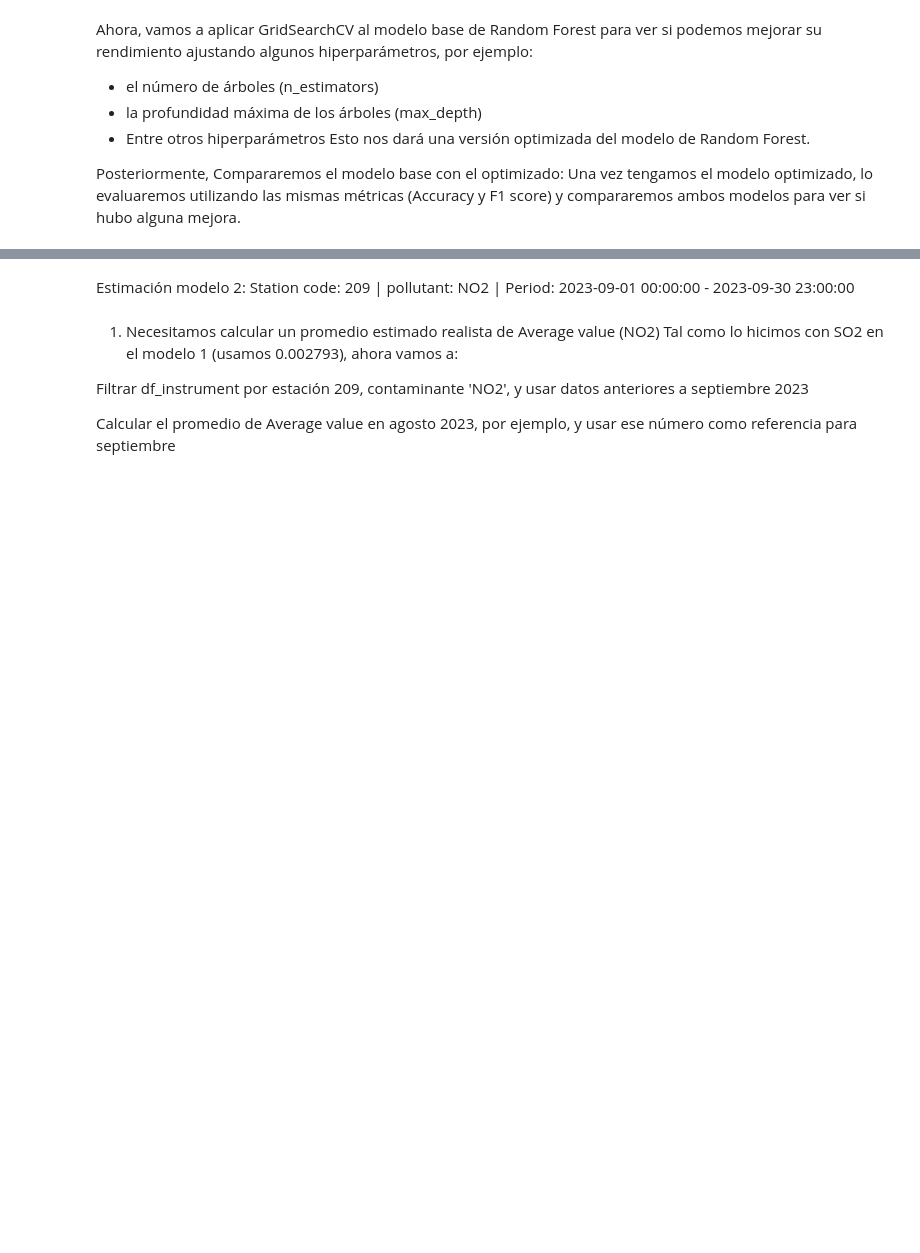
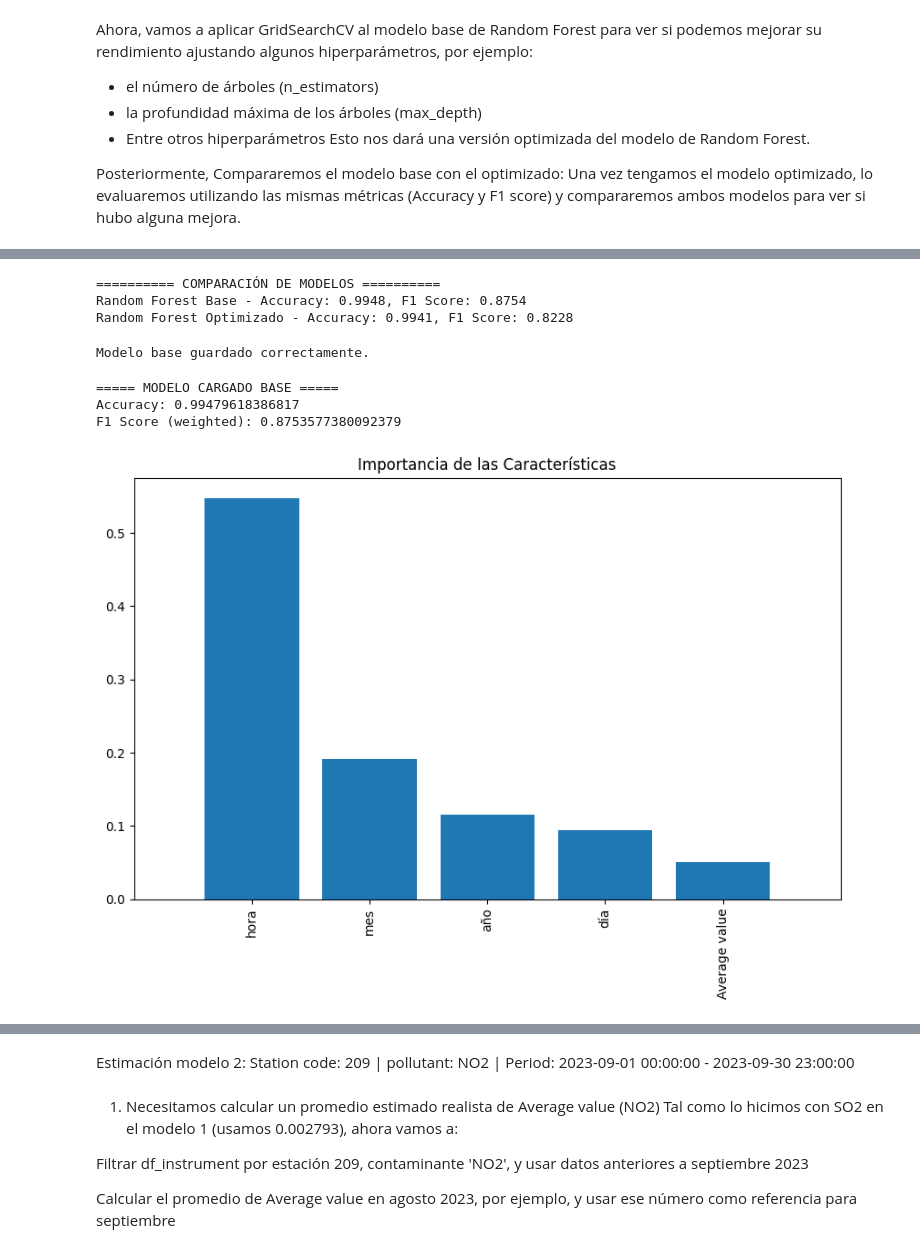
Before and after one commit to carlosgomezagrafojo/pollution-data, a Jupyter notebook: proyect_contaminacion.ipynb, the cells around one changed output, grey strips where cells are left out. Drawn from its saved outputs; the diff is of its cells as text; code cells hidden in the pictures; blank space fills up the shorter version.

```diff
--- a/proyect_contaminacion.ipynb
+++ b/proyect_contaminacion.ipynb
@@ -3988,0 +4098,3 @@ Tamaño de df_model2: (23034, 14)
+# %%
+df_model2.drop(columns=["datetime"], inplace=True)
+df_model2.head()
@@ -3989,15 +4127,19 @@ Tamaño de df_model2: (23034, 14)
 # %%
-# PASO 4: Seleccionar variables para el modelo
-# Objetivo del modelo: Predecir la variable Instrument status, que indica si el instrumento está en estado correcto o presenta problemas.
-# Variables disponibles en df_model2 (14 columnas):
-
+# Seleccionar variables para el modelo
 # Variables predictoras
-X_model2 = df_model2[['Average value', 'año', 'mes', 'día', 'hora']].copy()
+X_model2 = df_model2[['Average value', 'año', 'mes', 'día', 'hora']]
 
 # Variable objetivo
-y_model2 = df_model2['Instrument status'].copy()
+y_model2 = df_model2['Instrument status']
 
 # Confirmar tamaños
 print("Tamaño de X_model2:", X_model2.shape)
 print("Tamaño de y_model2:", y_model2.shape)
+
+print("Tipos de X:")
+print(X_model2.dtypes)
+print("Valores únicos en y:", y_model1.unique())
+
+# Mostramos una muestra
+X_model2.head()
 # %% [output]
@@ -4266,0 +4443,61 @@ Procederemos a evaluar el modelo rf_optimized_model2, que obtuviste de GridSearc
+# %%
+# Comparar Random Forest Base vs. Optimizado; Resumen de métricas obtenidas
+# Comparación de modelos base y optimizado
+print("========== COMPARACIÓN DE MODELOS ==========")
+print(f"Random Forest Base - Accuracy: {accuracy_base_model2:.4f}, F1 Score: {f1_base_model2:.4f}")
+print(f"Random Forest Optimizado - Accuracy: {accuracy_optimized_model2:.4f}, F1 Score: {f1_optimized_model2:.4f}")
+# %% [output]
+========== COMPARACIÓN DE MODELOS ==========
+Random Forest Base - Accuracy: 0.9948, F1 Score: 0.8754
+Random Forest Optimizado - Accuracy: 0.9941, F1 Score: 0.8228
+# %%
+# Guardamos el mejor modelo base
+import joblib
+
+# Guardar el modelo base en un archivo
+joblib.dump(mejor_modelo2_base, 'random_forest_base_model2.pkl') # crea un archivo llamado random_forest_base_model.pkl
+
+print("Modelo base guardado correctamente.")
+# %% [output]
+Modelo base guardado correctamente.
+# %%
+# cargar el mejor modelo base y realizar predicciones
+# cargar el mejor modelo base desde el archivo
+loaded_model2_base = joblib.load('random_forest_base_model2.pkl')
+
+# Realizar predicciones con el modelo cargado
+y_pred_loaded_model_base = loaded_model2_base.predict(X_test_model2)
+
+# calcular metricas y evaluar
+accuracy_loaded_model_base = accuracy_score(y_test_model2, y_pred_loaded_model_base)
+f1_loaded_model_base = f1_score(y_test_model2, y_pred_loaded_model_base, average='macro')
+
+# mostramos resultados
+print("===== MODELO CARGADO BASE =====")
+print("Accuracy:", accuracy_loaded_model_base)
+print("F1 Score (weighted):", f1_loaded_model_base)
+# %% [output]
+===== MODELO CARGADO BASE =====
+Accuracy: 0.99479618386817
+F1 Score (weighted): 0.8753577380092379
+# %%
+# Analizar la importancia de las características: Otra práctica útil es examinar la importancia de las características en el modelo para entender:
+# cuáles son las variables que más influyen en las predicciones.
+import matplotlib.pyplot as plt
+import numpy as np
+
+# Obtener la importancia de las características
+importancia = mejor_modelo_base.feature_importances_
+
+# Ordenar las características por importancia
+indices = np.argsort(importancia)[::-1]
+
+# Graficar la importancia de las características
+plt.figure(figsize=(10, 6))
+plt.title("Importancia de las Características")
+plt.bar(range(X_train_model2.shape[1]), importancia[indices], align="center")
+plt.xticks(range(X_train_model2.shape[1]), X_train_model2.columns[indices], rotation=90)
+plt.xlim([-1, X_train_model2.shape[1]])
+plt.show()
+# %% [output]
+[figure, added]
```
Also changed, not shown: parts of 75 cells of this notebook.
